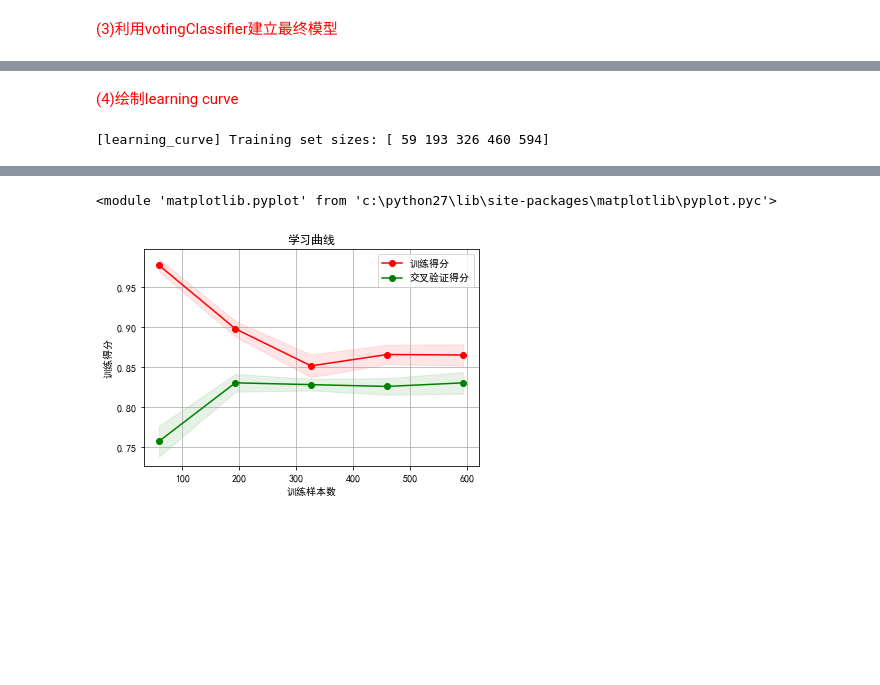
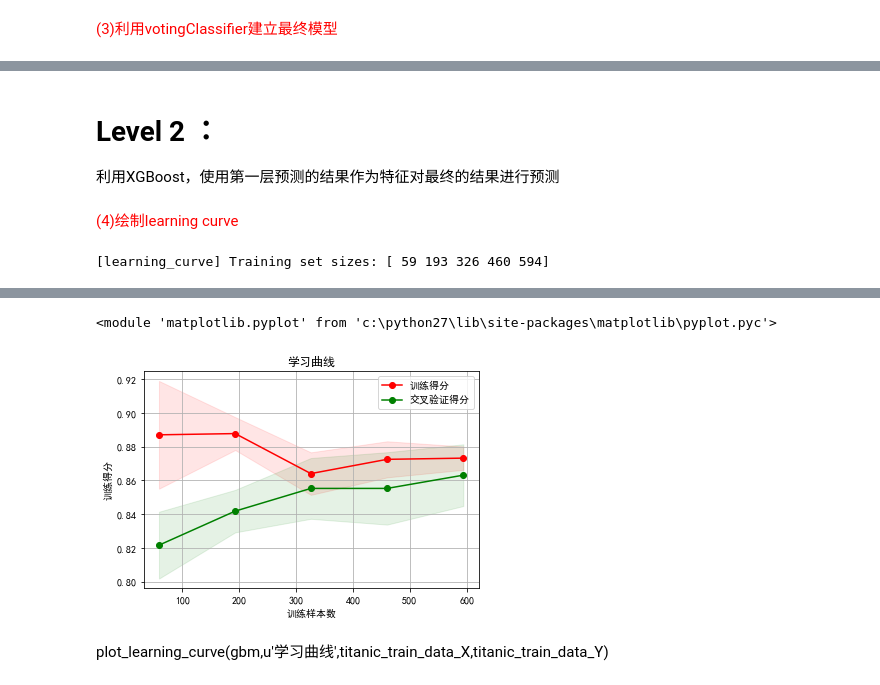
Before and after one commit to JJXiangJiaoJun/Titanic_predict, a Jupyter notebook: baseline.ipynb, the cells around one changed output, grey strips where cells are left out. Saved outputs shown, nothing was run; the diff lists cells and outputs as text; code cells hidden in the pictures; blank space fills up the shorter version.

```diff
--- a/baseline.ipynb
+++ b/baseline.ipynb
@@ -1221,3 +1286,28 @@ VotingClassifier(estimators=[('rf', RandomForestClassifier(bootstrap=True, class
+# %%
+# Create Numpy arrays of train, test and target (Survived) dataframes to feed into our models
+x_train = titanic_train_data_X.values # Creates an array of the train data
+x_test = titanic_test_data_X.values # Creats an array of the test data
+y_train = titanic_train_data_Y.values
+# %%
+# Create our OOF train and test predictions. These base results will be used as new features
+rf_oof_train, rf_oof_test = get_out_fold(rf, x_train, y_train, x_test) # Random Forest
+ada_oof_train, ada_oof_test = get_out_fold(ada, x_train, y_train, x_test) # AdaBoost
+et_oof_train, et_oof_test = get_out_fold(et, x_train, y_train, x_test) # Extra Trees
+gb_oof_train, gb_oof_test = get_out_fold(gb, x_train, y_train, x_test) # Gradient Boost
+dt_oof_train, dt_oof_test = get_out_fold(dt, x_train, y_train, x_test) # Decision Tree
+knn_oof_train, knn_oof_test = get_out_fold(knn, x_train, y_train, x_test) # KNeighbors
+svm_oof_train, svm_oof_test = get_out_fold(svm, x_train, y_train, x_test) # Support Vector
+# %% [markdown]
+# Level 2 ：
+  利用XGBoost，使用第一层预测的结果作为特征对最终的结果进行预测
+# %%
+x_train = np.concatenate((rf_oof_train, ada_oof_train, et_oof_train, gb_oof_train, dt_oof_train, knn_oof_train, svm_oof_train), axis=1)
+x_test = np.concatenate((rf_oof_test, ada_oof_test, et_oof_test, gb_oof_test, dt_oof_test, knn_oof_test, svm_oof_test), axis=1)
+# %%
+from xgboost import XGBClassifier
+
+gbm = XGBClassifier( n_estimators= 2000, max_depth= 4, min_child_weight= 2, gamma=0.9, subsample=0.8,
+                        colsample_bytree=0.8, objective= 'binary:logistic', nthread= -1, scale_pos_weight=1).fit(x_train, y_train)
 # %% [markdown]
 <font color = red>(4)绘制learning curve<font><br>
 # %%
@@ -1250,6 +1340,6 @@ def plot_learning_curve(estimator,title,X,y,ylim=None,cv=None,
     plt.legend(loc='best')
     return plt
 # %%
-plot_learning_curve(voting_est,u'学习曲线',titanic_train_data_X,titanic_train_data_Y)
+plot_learning_curve(gbm,u'学习曲线',x_train,y_train)
 # %% [output]
 [learning_curve] Training set sizes: [ 59 193 326 460 594]
@@ -1257,3 +1347,5 @@ plot_learning_curve(voting_est,u'学习曲线',titanic_train_data_X,titanic_trai
 <module 'matplotlib.pyplot' from 'c:\python27\lib\site-packages\matplotlib\pyplot.pyc'>
-[figure, old version]
+[figure, new version]
+# %% [markdown]
+plot_learning_curve(gbm,u'学习曲线',titanic_train_data_X,titanic_train_data_Y)
 # %%
```
Also changed, not shown: parts of 17 cells of this notebook, 1 other file.
